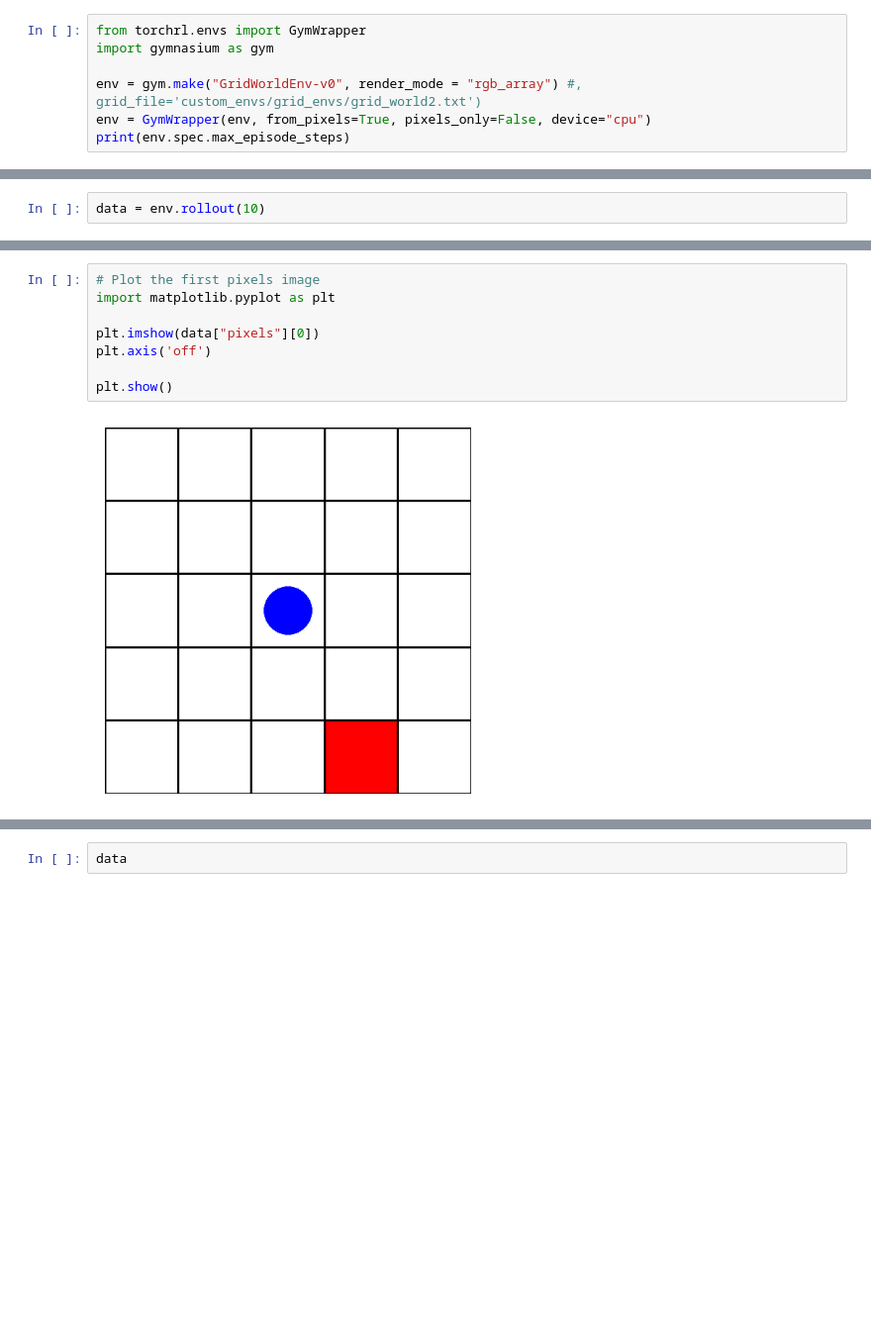
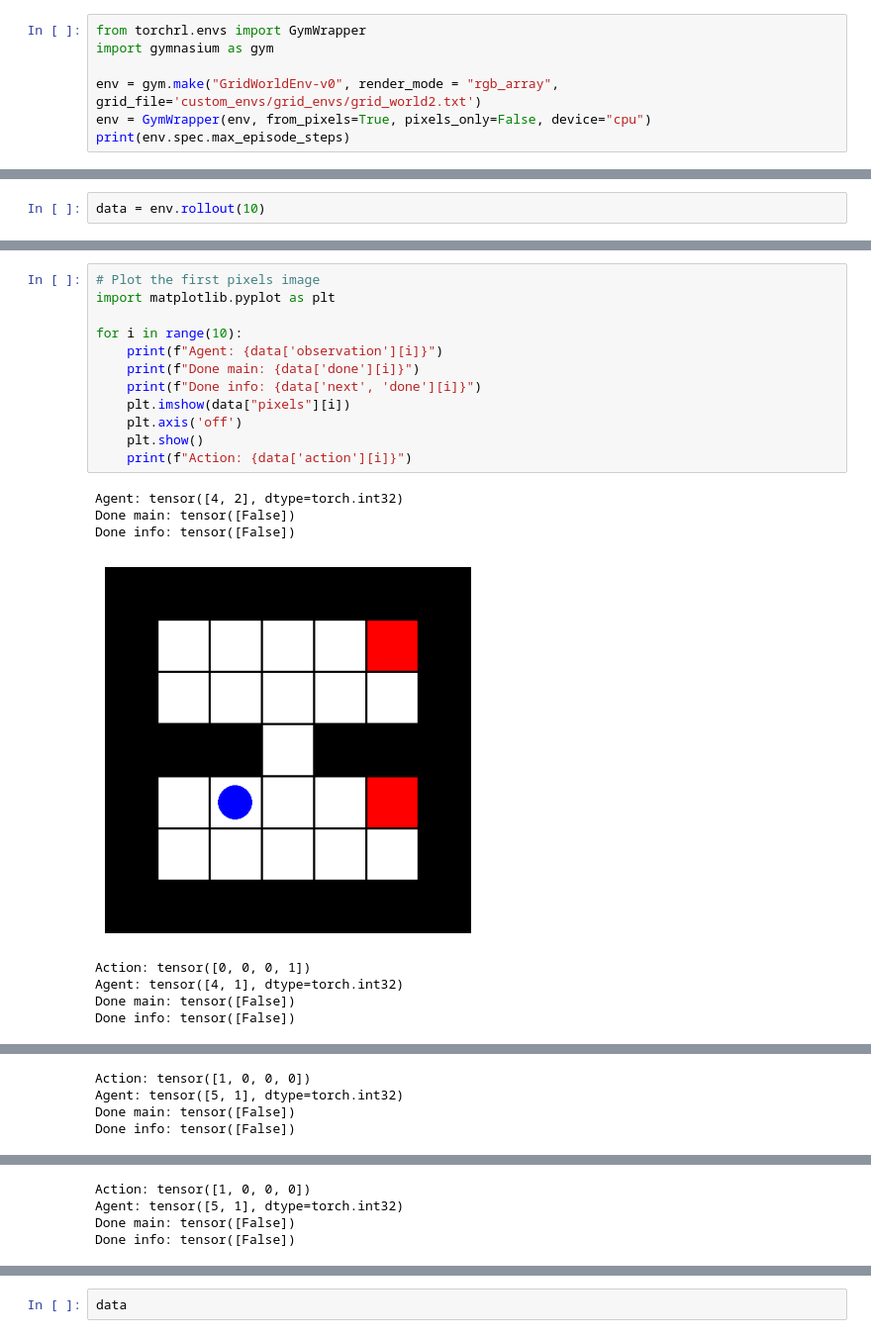
Before and after one commit to ZosoV/final_project, a Jupyter notebook: sandbox_notebook.ipynb, the cells around one changed output, grey strips where cells are left out. Shown at 99% size. Drawn from its saved outputs; the diff is of its cells as text; blank space fills up the shorter version.

Commit message:
Adjust the basic grid world to my usa case

```diff
--- a/sandbox_notebook.ipynb
+++ b/sandbox_notebook.ipynb
@@ -901,7 +988,7 @@ AttributeError: 'NoneType' object has no attribute 'shape'
 from torchrl.envs import GymWrapper
 import gymnasium as gym
 
-env = gym.make("GridWorldEnv-v0", render_mode = "rgb_array") #, grid_file='custom_envs/grid_envs/grid_world2.txt')
+env = gym.make("GridWorldEnv-v0", render_mode = "rgb_array", grid_file='custom_envs/grid_envs/grid_world2.txt')
 env = GymWrapper(env, from_pixels=True, pixels_only=False, device="cpu")
 print(env.spec.max_episode_steps)
 # %% [output]
@@ -911,10 +1018,21 @@ data = env.rollout(10)
 # %%
 # Plot the first pixels image
 import matplotlib.pyplot as plt
 
-plt.imshow(data["pixels"][0])
-plt.axis('off')
-
-plt.show()
+for i in range(10):
+    print(f"Agent: {data['observation'][i]}")
+    print(f"Done main: {data['done'][i]}")
+    print(f"Done info: {data['next', 'done'][i]}")
+    plt.imshow(data["pixels"][i])
+    plt.axis('off')
+    plt.show()
+    print(f"Action: {data['action'][i]}")
 # %% [output]
+Agent: tensor([4, 2], dtype=torch.int32)
+Done main: tensor([False])
+Done info: tensor([False])
-[figure, old version]
+[figure, new version]
+Action: tensor([0, 0, 0, 1])
+Agent: tensor([4, 1], dtype=torch.int32)
+Done main: tensor([False])
+Done info: tensor([False])
@@ -920,0 +1040,4 @@ plt.show()
+Action: tensor([1, 0, 0, 0])
+Agent: tensor([5, 1], dtype=torch.int32)
+Done main: tensor([False])
+Done info: tensor([False])
@@ -920,0 +1045,4 @@ plt.show()
+Action: tensor([1, 0, 0, 0])
+Agent: tensor([5, 1], dtype=torch.int32)
+Done main: tensor([False])
+Done info: tensor([False])
```
Also changed, not shown: parts of 9 cells of this notebook.
